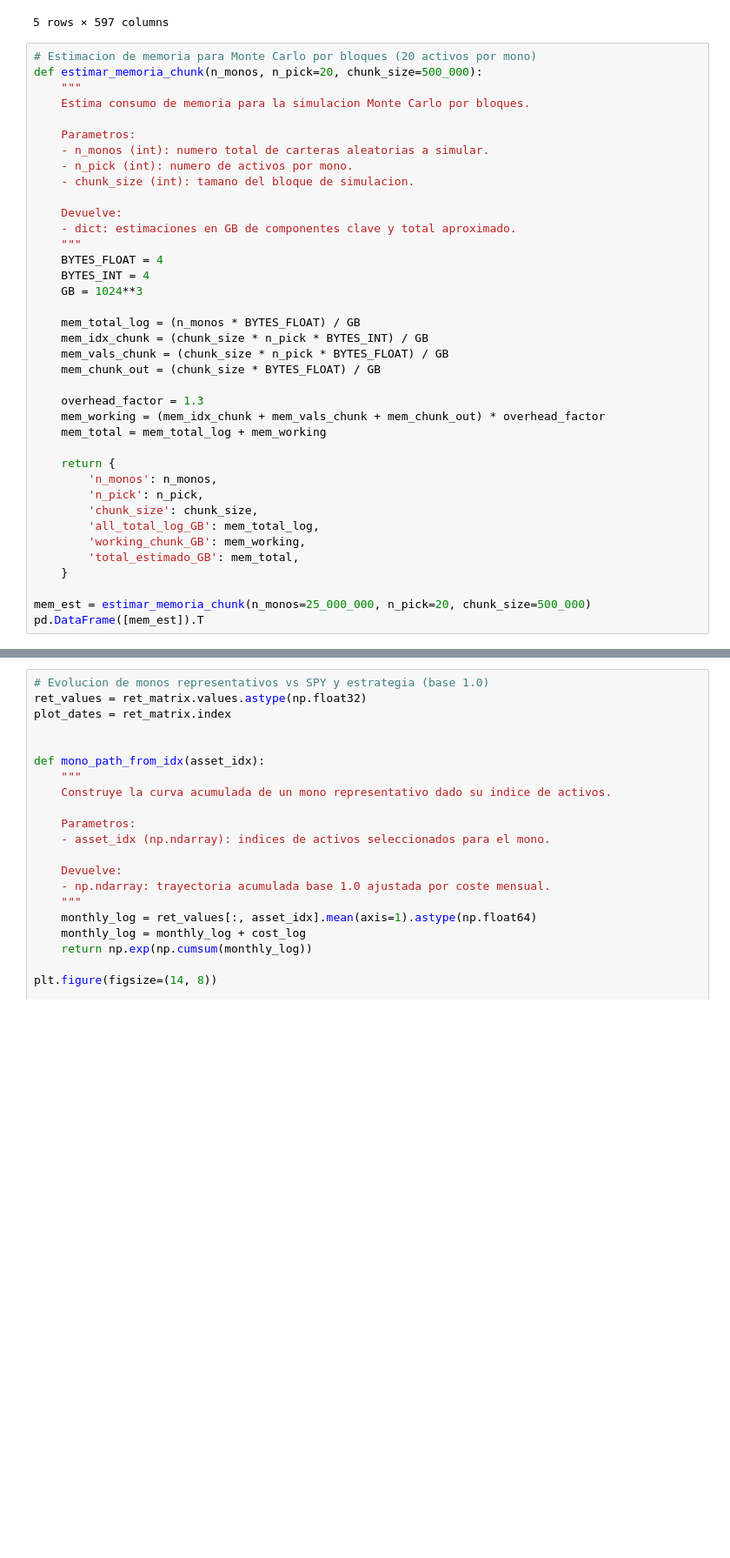
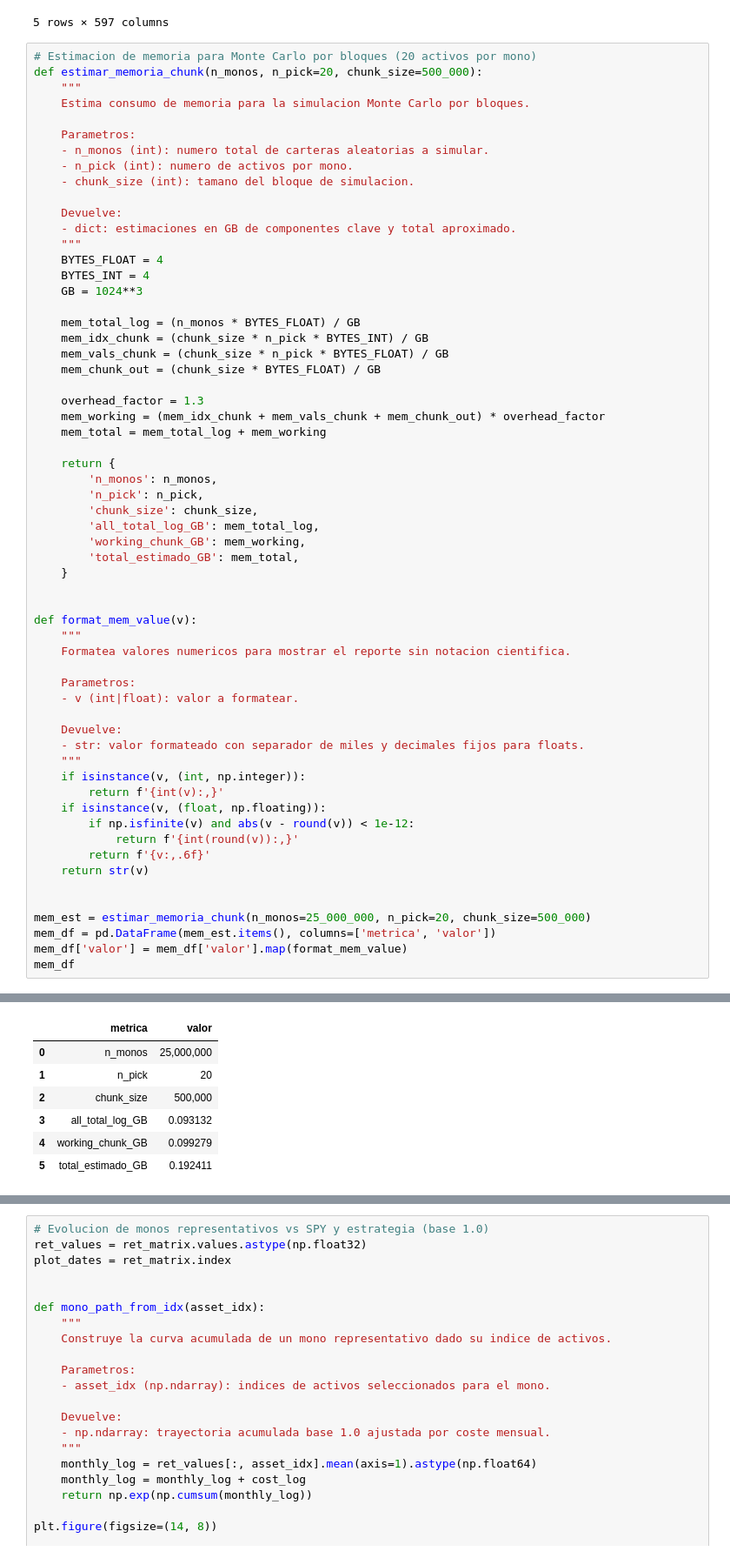
Before and after one commit to NataliaSJO/Practica-Miax-Backtesting, a Jupyter notebook: resultadosRobustez.ipynb, the cells around one changed output, grey strips where cells are left out. Shown at 87% size. Saved outputs shown, nothing was run; the diff lists cells and outputs as text; blank space fills up the shorter version.

```diff
--- a/resultadosRobustez.ipynb
+++ b/resultadosRobustez.ipynb
@@ -316,6 +316,28 @@ def estimar_memoria_chunk(n_monos, n_pick=20, chunk_size=500_000):
         'total_estimado_GB': mem_total,
     }
 
+
+def format_mem_value(v):
+    """
+    Formatea valores numericos para mostrar el reporte sin notacion cientifica.
+
+    Parametros:
+    - v (int|float): valor a formatear.
+
+    Devuelve:
+    - str: valor formateado con separador de miles y decimales fijos para floats.
+    """
+    if isinstance(v, (int, np.integer)):
+        return f'{int(v):,}'
+    if isinstance(v, (float, np.floating)):
+        if np.isfinite(v) and abs(v - round(v)) < 1e-12:
+            return f'{int(round(v)):,}'
+        return f'{v:,.6f}'
+    return str(v)
+
+
 mem_est = estimar_memoria_chunk(n_monos=25_000_000, n_pick=20, chunk_size=500_000)
-pd.DataFrame([mem_est]).T
+mem_df = pd.DataFrame(mem_est.items(), columns=['metrica', 'valor'])
+mem_df['valor'] = mem_df['valor'].map(format_mem_value)
+mem_df
 # %% [output]
@@ -327,3 +344,10 @@ Pico estimado (GB): 0.17
+|  | metrica | valor |
+| 0 | n_monos | 25,000,000 |
+| 1 | n_pick | 20 |
+| 2 | chunk_size | 500,000 |
+| 3 | all_total_log_GB | 0.093132 |
+| 4 | working_chunk_GB | 0.099279 |
+| 5 | total_estimado_GB | 0.192411 |
 # %%
 # Monte Carlo: 25M monos, 20 activos por mono, peso 5% cada uno (por bloques)
 start = time.perf_counter()
```
Also changed, not shown: parts of 6 cells of this notebook, 4 other files.
